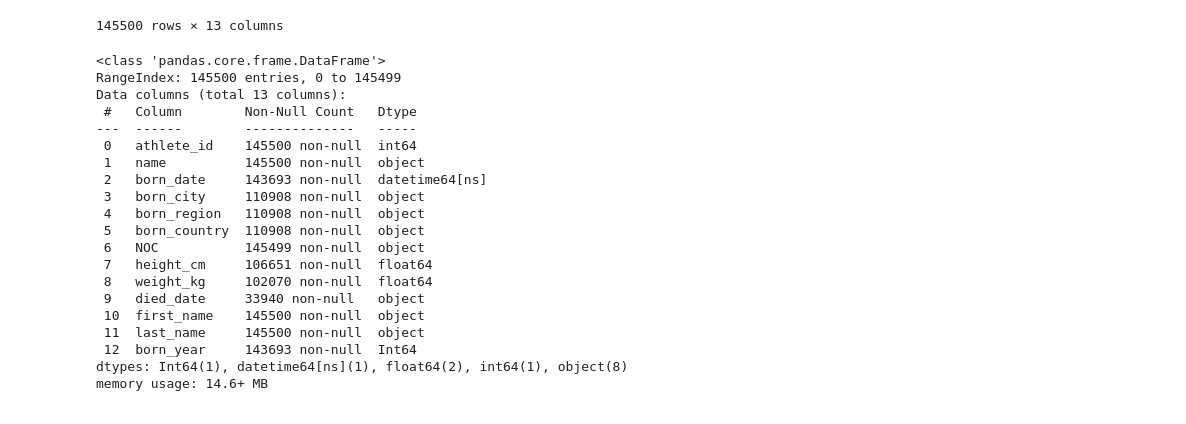
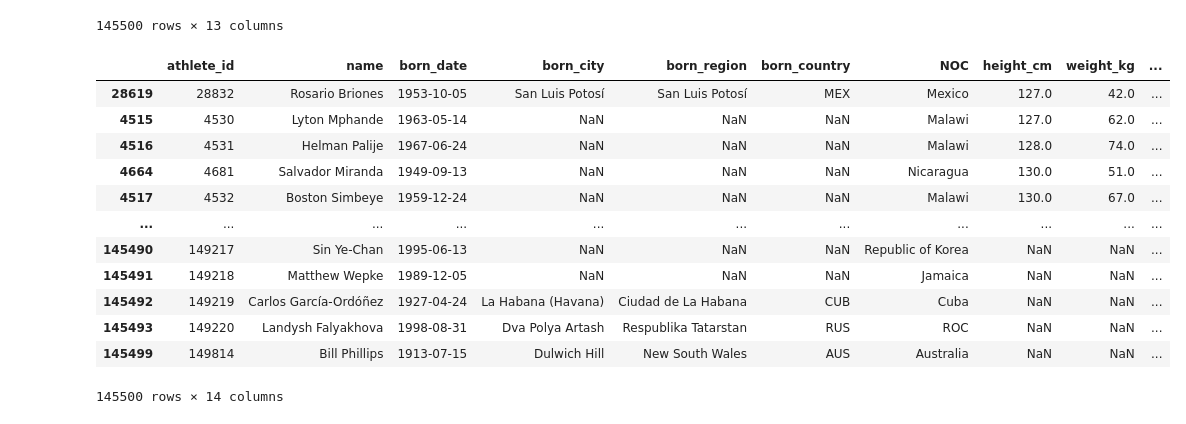
Before and after one commit to diogo-minoru/pandas, a Jupyter notebook: notebook_1.ipynb, the cells around one changed output. Saved outputs shown, nothing was run; the diff lists cells and outputs as text; code cells hidden in the pictures.

Commit message:
apply and lambda

```diff
--- a/notebook_1.ipynb
+++ b/notebook_1.ipynb
@@ -319,26 +301,21 @@ bios_df
 | 145498 | 149225 | André Foussard | 1899-05-19 | Niort | Deux-Sèvres | FRA | France | 166.0 | NaN | ... |
 | 145499 | 149814 | Bill Phillips | 1913-07-15 | Dulwich Hill | New South Wales | AUS | Australia | NaN | NaN | ... |
 145500 rows × 13 columns
-# %%
-bios_df.info()
-# %% [output]
-<class 'pandas.core.frame.DataFrame'>
-RangeIndex: 145500 entries, 0 to 145499
-Data columns (total 13 columns):
- #   Column        Non-Null Count   Dtype
----  ------        --------------   -----
- 0   athlete_id    145500 non-null  int64
- 1   name          145500 non-null  object
- 2   born_date     143693 non-null  datetime64[ns]
- 3   born_city     110908 non-null  object
- 4   born_region   110908 non-null  object
- 5   born_country  110908 non-null  object
- 6   NOC           145499 non-null  object
- 7   height_cm     106651 non-null  float64
- 8   weight_kg     102070 non-null  float64
- 9   died_date     33940 non-null   object
- 10  first_name    145500 non-null  object
- 11  last_name     145500 non-null  object
- 12  born_year     143693 non-null  Int64
-dtypes: Int64(1), datetime64[ns](1), float64(2), int64(1), object(8)
-memory usage: 14.6+ MB
+# %%
+bios_df["height_category"] = bios_df["height_cm"].apply(lambda x: "N/A" if pd.isnull(x) else "Short" if x < 175 else "Average" if x < 195 else "Tall")
+# %%
+bios_df.sort_values("height_cm", ascending=True)
+# %% [output]
+|  | athlete_id | name | born_date | born_city | born_region | born_country | NOC | height_cm | weight_kg | ... |
+| 28619 | 28832 | Rosario Briones | 1953-10-05 | San Luis Potosí | San Luis Potosí | MEX | Mexico | 127.0 | 42.0 | ... |
+| 4515 | 4530 | Lyton Mphande | 1963-05-14 | NaN | NaN | NaN | Malawi | 127.0 | 62.0 | ... |
+| 4516 | 4531 | Helman Palije | 1967-06-24 | NaN | NaN | NaN | Malawi | 128.0 | 74.0 | ... |
+| 4664 | 4681 | Salvador Miranda | 1949-09-13 | NaN | NaN | NaN | Nicaragua | 130.0 | 51.0 | ... |
+| 4517 | 4532 | Boston Simbeye | 1959-12-24 | NaN | NaN | NaN | Malawi | 130.0 | 67.0 | ... |
+| ... | ... | ... | ... | ... | ... | ... | ... | ... | ... | ... |
+| 145490 | 149217 | Sin Ye-Chan | 1995-06-13 | NaN | NaN | NaN | Republic of Korea | NaN | NaN | ... |
+| 145491 | 149218 | Matthew Wepke | 1989-12-05 | NaN | NaN | NaN | Jamaica | NaN | NaN | ... |
+| 145492 | 149219 | Carlos García-Ordóñez | 1927-04-24 | La Habana (Havana) | Ciudad de La Habana | CUB | Cuba | NaN | NaN | ... |
+| 145493 | 149220 | Landysh Falyakhova | 1998-08-31 | Dva Polya Artash | Respublika Tatarstan | RUS | ROC | NaN | NaN | ... |
+| 145499 | 149814 | Bill Phillips | 1913-07-15 | Dulwich Hill | New South Wales | AUS | Australia | NaN | NaN | ... |
+145500 rows × 14 columns
```
Also changed, not shown: parts of 3 cells of this notebook.
